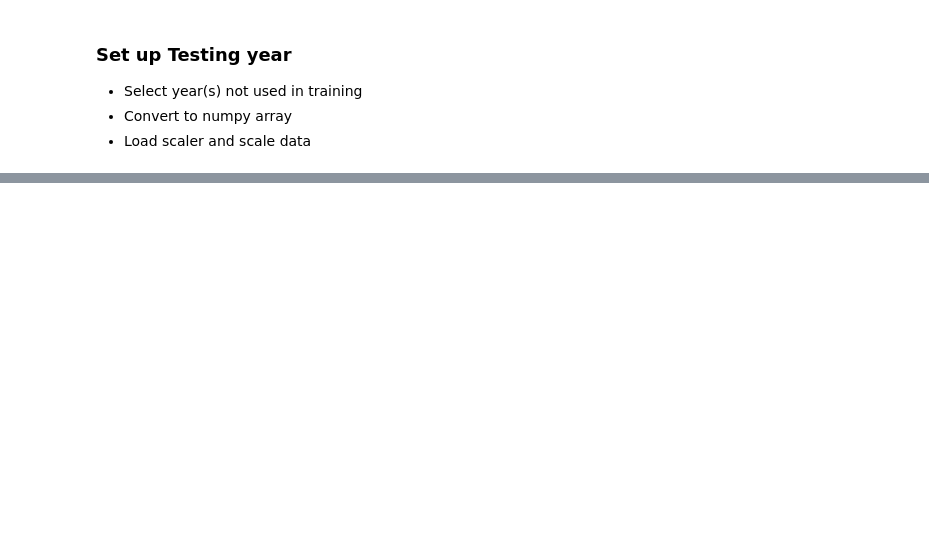
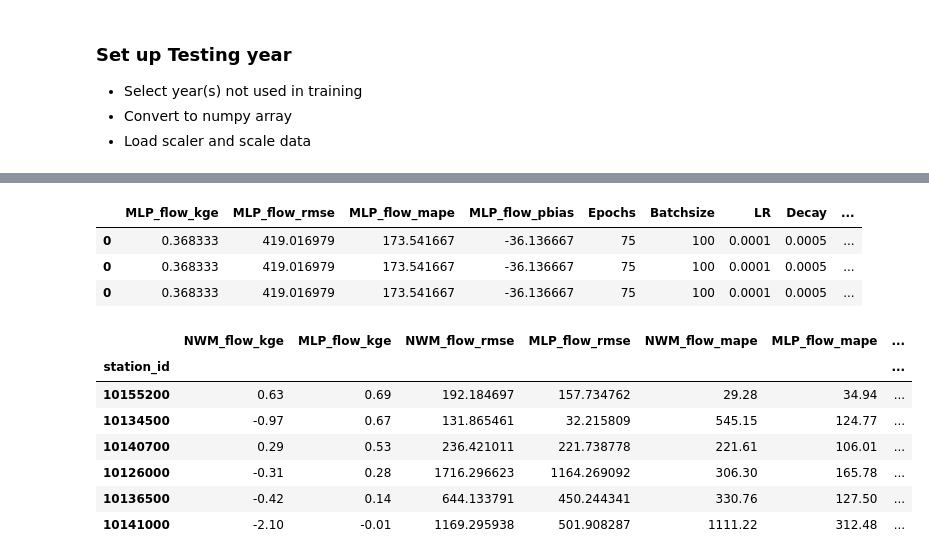
Before and after one commit to whitelightning450/NWM_ML, a Jupyter notebook: RJ/ModelDevelopment/mlp.ipynb, the cells around one changed output, grey strips where cells are left out. Drawn from its saved outputs; the diff is of its cells as text; code cells hidden in the pictures; blank space fills up the shorter version.

```diff
--- a/RJ/ModelDevelopment/mlp.ipynb
+++ b/RJ/ModelDevelopment/mlp.ipynb
@@ -238,0 +442,23 @@ USGS site: 10155200
+# %%
+GS_DF
+# %% [output]
+|  | MLP_flow_kge | MLP_flow_rmse | MLP_flow_mape | MLP_flow_pbias | Epochs | Batchsize | LR | Decay | ... |
+| 0 | 0.368333 | 419.016979 | 173.541667 | -36.136667 | 75 | 100 | 0.0001 | 0.0005 | ... |
+| 0 | 0.368333 | 419.016979 | 173.541667 | -36.136667 | 75 | 100 | 0.0001 | 0.0005 | ... |
+| 0 | 0.368333 | 419.016979 | 173.541667 | -36.136667 | 75 | 100 | 0.0001 | 0.0005 | ... |
+# %%
+epochs = 75 # - seems to converge around 80 epochs with 100 batrch size
+batch_size = 65
+learning_rate = 0.00001  #look up learning rate scheduler https://www.geeksforgeeks.org/understanding-pytorch-learning-rate-scheduling/ -  smaller learning rates doing better!
+decay = 0.00005
+
+Eval_DF
+# %% [output]
+|  | NWM_flow_kge | MLP_flow_kge | NWM_flow_rmse | MLP_flow_rmse | NWM_flow_mape | MLP_flow_mape | ... |
+| station_id |  |  |  |  |  |  | ... |
+| 10155200 | 0.63 | 0.69 | 192.184697 | 157.734762 | 29.28 | 34.94 | ... |
+| 10134500 | -0.97 | 0.67 | 131.865461 | 32.215809 | 545.15 | 124.77 | ... |
+| 10140700 | 0.29 | 0.53 | 236.421011 | 221.738778 | 221.61 | 106.01 | ... |
+| 10126000 | -0.31 | 0.28 | 1716.296623 | 1164.269092 | 306.30 | 165.78 | ... |
+| 10136500 | -0.42 | 0.14 | 644.133791 | 450.244341 | 330.76 | 127.50 | ... |
+| 10141000 | -2.10 | -0.01 | 1169.295938 | 501.908287 | 1111.22 | 312.48 | ... |
```
Also changed, not shown: parts of 18 cells of this notebook, 4 other files.
